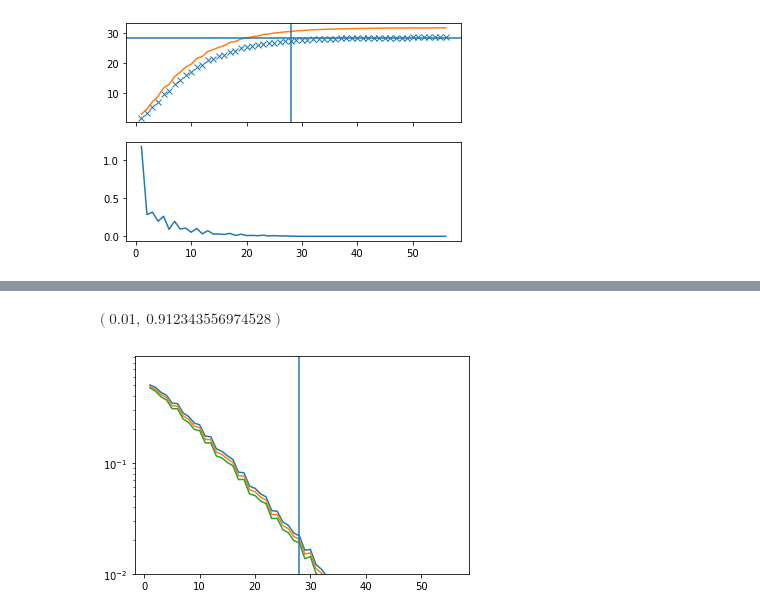
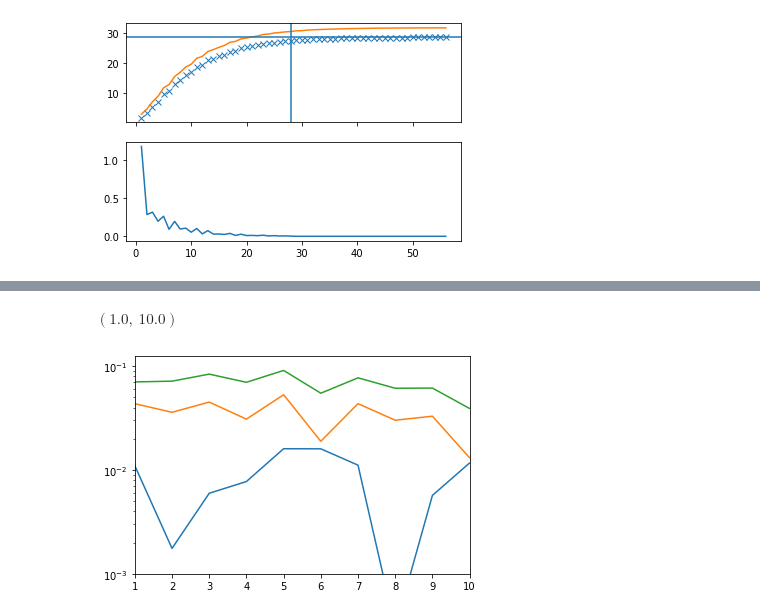
Before and after one commit to shadden/encounter_map_and_instability_timescale, a Jupyter notebook: notebooks/new_eps_crit_method.ipynb, the cells around one changed output, grey strips where cells are left out. Drawn from its saved outputs; the diff is of its cells as text; code cells hidden in the pictures.

```diff
--- a/notebooks/new_eps_crit_method.ipynb
+++ b/notebooks/new_eps_crit_method.ipynb
@@ -39,11 +39,14 @@ def fn(cmap,ksum_max = None):
         half_width = np.sqrt(2 * ck / np.pi)
         partial_sums[k-1] = 2 * totient(k) * half_width
 
-    return partial_sums,np.sum(partial_sums[:kmax+1]) + remainder_approx(kmax-0.5,lmbda)
+    correction = 12 * np.sqrt(2 * A/np.pi**5 ) * remainder_approx(kmax+0.5,lmbda)
+    return partial_sums,np.sum(partial_sums[:kmax]) + correction
 # %%
 fig,ax = plt.subplots(2,1,sharex=True)
+
 partial_sums,estimate = fn(cmap,2 * cmap.kmax)
 kvals = np.arange(1,2*cmap.kmax + 1)
+ck_fn = lambda k: np.exp(-k * cmap.lambda_const) * cmap.A_const / k
 partials_approx = 2*np.sqrt(2 * ck_fn(kvals) / np.pi) * np.vectorize(totient)(kvals)
 
 ax[0].plot(kvals,np.cumsum(partial_sums),'x')
@@ -68,10 +79,12 @@ plt.plot(kvals,r_approx)
 # %%
-plt.plot(kvals,(remainder - remainder_approx(kvals+0.5,cmap.lambda_const))/np.sum(partial_sums))
-plt.plot(kvals,(remainder - remainder_approx(kvals,cmap.lambda_const))/np.sum(partial_sums))
-plt.plot(kvals,(remainder - remainder_approx(kvals-0.5,cmap.lambda_const))/np.sum(partial_sums))
+f = 12 * np.sqrt(2 * cmap.A_const / np.pi**5 )
+plt.plot(kvals,np.abs(remainder - f * remainder_approx(kvals+0.5,cmap.lambda_const))/np.sum(partial_sums))
+plt.plot(kvals,np.abs(remainder - f * remainder_approx(kvals,cmap.lambda_const))/np.sum(partial_sums))
+plt.plot(kvals,np.abs(remainder - f * remainder_approx(kvals-0.5,cmap.lambda_const))/np.sum(partial_sums))
 plt.axvline(cmap.kmax)
 plt.yscale('log')
-plt.ylim(ymin=1e-2)
+plt.ylim(ymin=1e-3)
+plt.xlim(xmin=1,xmax=10)
 # %% [output]
-$\displaystyle \left( 0.01, \  0.912343556974528\right)$
+$\displaystyle \left( 1.0, \  10.0\right)$
-[figure, old version]
+[figure, new version]
```
Also changed, not shown: parts of 7 cells of this notebook, 4 other files.
